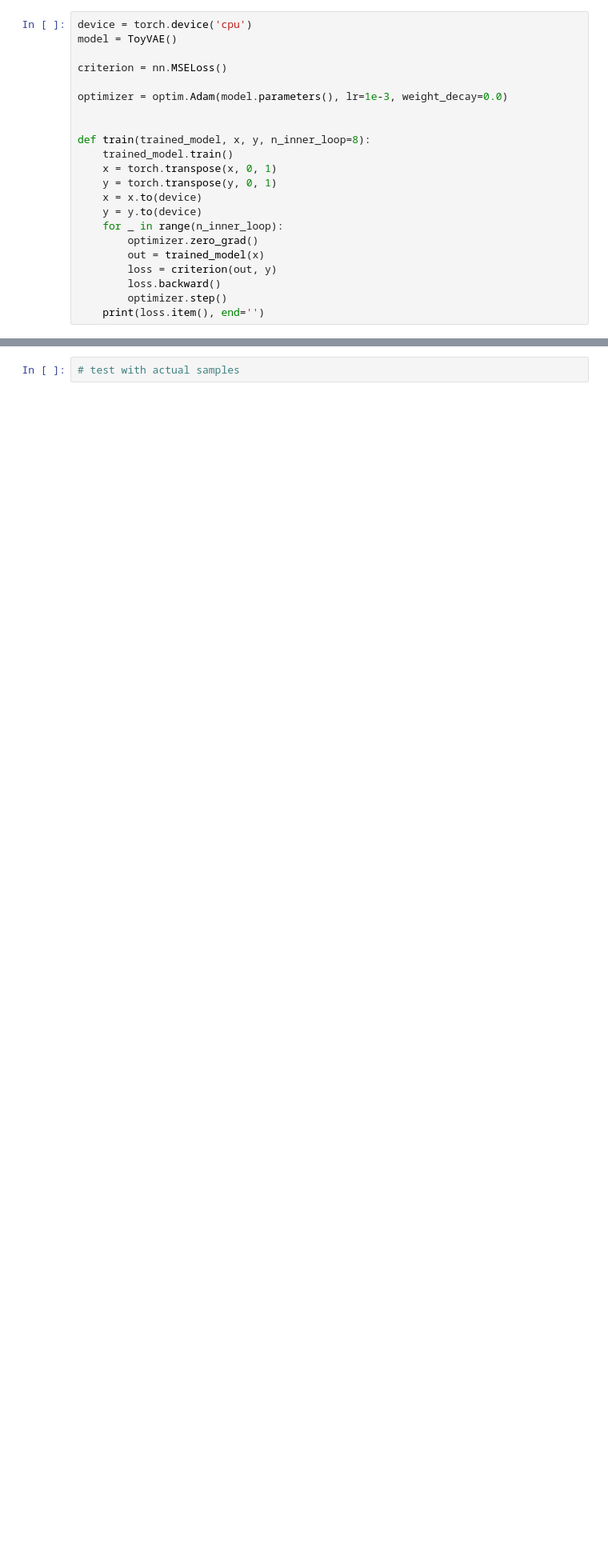
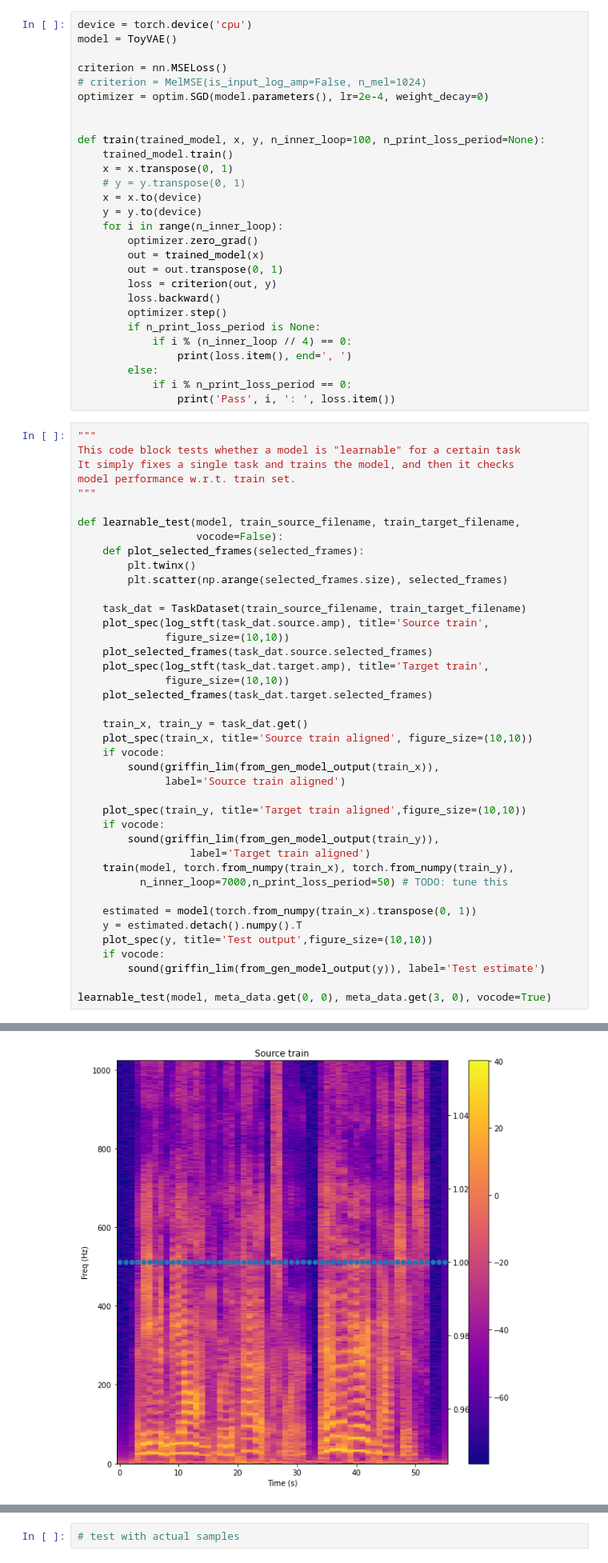
Before and after one commit to yunquian/CS-545-Project, a Jupyter notebook: model_playground.ipynb, the cells around one changed output, grey strips where cells are left out. Shown at 80% size. Saved outputs shown, nothing was run; the diff lists cells and outputs as text; blank space fills up the shorter version.

```diff
--- a/model_playground.ipynb
+++ b/model_playground.ipynb
@@ -26,20 +40,68 @@ device = torch.device('cpu')
 model = ToyVAE()
 
 criterion = nn.MSELoss()
-
-optimizer = optim.Adam(model.parameters(), lr=1e-3, weight_decay=0.0)
+# criterion = MelMSE(is_input_log_amp=False, n_mel=1024)
+optimizer = optim.SGD(model.parameters(), lr=2e-4, weight_decay=0)
 
 
-def train(trained_model, x, y, n_inner_loop=8):
+def train(trained_model, x, y, n_inner_loop=100, n_print_loss_period=None):
     trained_model.train()
-    x = torch.transpose(x, 0, 1)
-    y = torch.transpose(y, 0, 1)
+    x = x.transpose(0, 1)
+    # y = y.transpose(0, 1)
     x = x.to(device)
     y = y.to(device)
-    for _ in range(n_inner_loop):
+    for i in range(n_inner_loop):
         optimizer.zero_grad()
         out = trained_model(x)
+        out = out.transpose(0, 1)
         loss = criterion(out, y)
         loss.backward()
         optimizer.step()
-    print(loss.item(), end='')
+        if n_print_loss_period is None:
+            if i % (n_inner_loop // 4) == 0:
+                print(loss.item(), end=', ')
+        else:
+            if i % n_print_loss_period == 0:
+                print('Pass', i, ': ', loss.item())
+# %%
+"""
+This code block tests whether a model is "learnable" for a certain task
+It simply fixes a single task and trains the model, and then it checks
+model performance w.r.t. train set.
+"""
+
+def learnable_test(model, train_source_filename, train_target_filename,
+                   vocode=False):
+    def plot_selected_frames(selected_frames):
+        plt.twinx()
+        plt.scatter(np.arange(selected_frames.size), selected_frames)
+
+    task_dat = TaskDataset(train_source_filename, train_target_filename)
+    plot_spec(log_stft(task_dat.source.amp), title='Source train',
+              figure_size=(10,10))
+    plot_selected_frames(task_dat.source.selected_frames)
+    plot_spec(log_stft(task_dat.target.amp), title='Target train',
+              figure_size=(10,10))
+    plot_selected_frames(task_dat.target.selected_frames)
+
+    train_x, train_y = task_dat.get()
+    plot_spec(train_x, title='Source train aligned', figure_size=(10,10))
+    if vocode:
+        sound(griffin_lim(from_gen_model_output(train_x)),
+              label='Source train aligned')
+
+    plot_spec(train_y, title='Target train aligned',figure_size=(10,10))
+    if vocode:
+        sound(griffin_lim(from_gen_model_output(train_y)),
+                  label='Target train aligned')
+    train(model, torch.from_numpy(train_x), torch.from_numpy(train_y),
+          n_inner_loop=7000,n_print_loss_period=50) # TODO: tune this
+
+    estimated = model(torch.from_numpy(train_x).transpose(0, 1))
+    y = estimated.detach().numpy().T
+    plot_spec(y, title='Test output',figure_size=(10,10))
+    if vocode:
+        sound(griffin_lim(from_gen_model_output(y)), label='Test estimate')
+
+learnable_test(model, meta_data.get(0, 0), meta_data.get(3, 0), vocode=True)
+# %% [output]
@@ -45,0 +128 @@ def train(trained_model, x, y, n_inner_loop=8):
+[figure, added]
```
Also changed, not shown: parts of 7 cells of this notebook, 4 other files.
